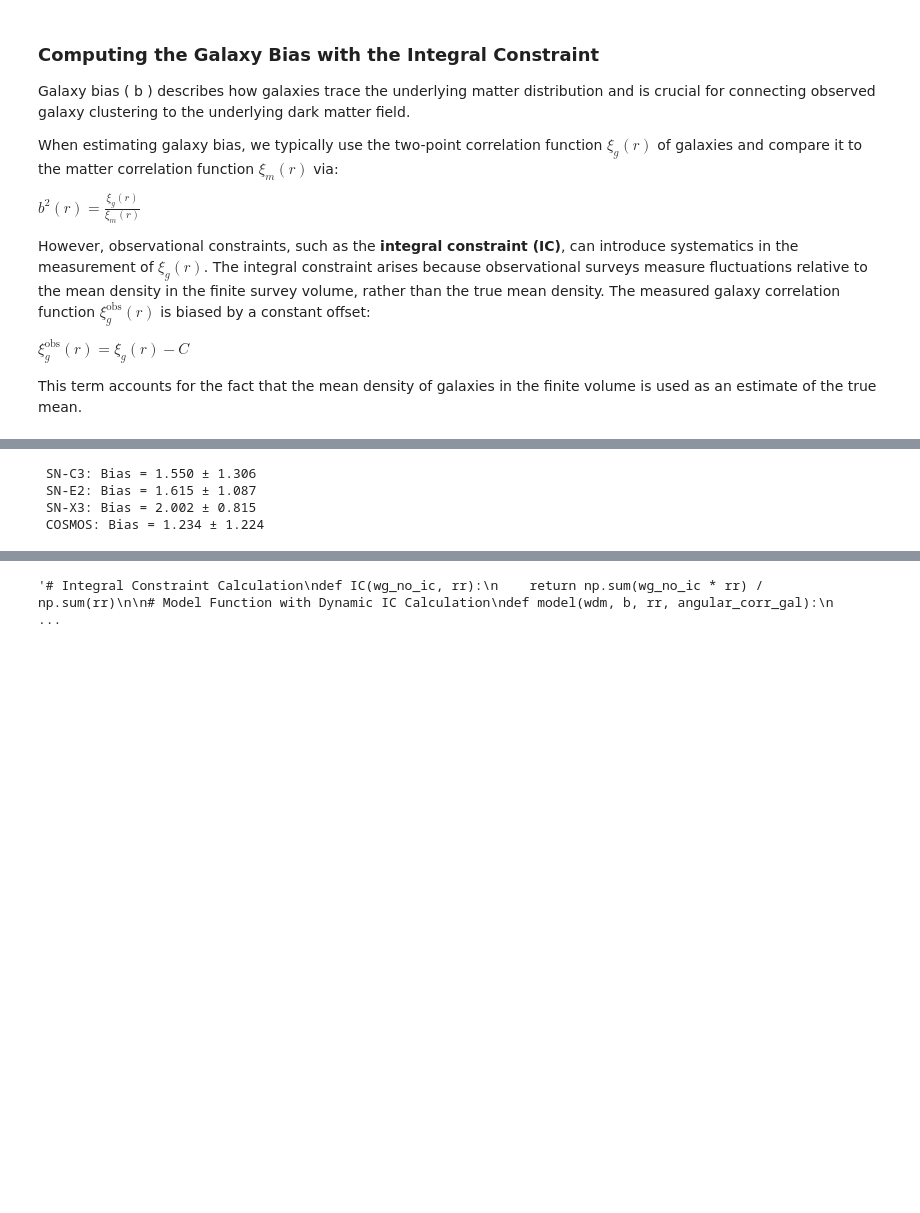
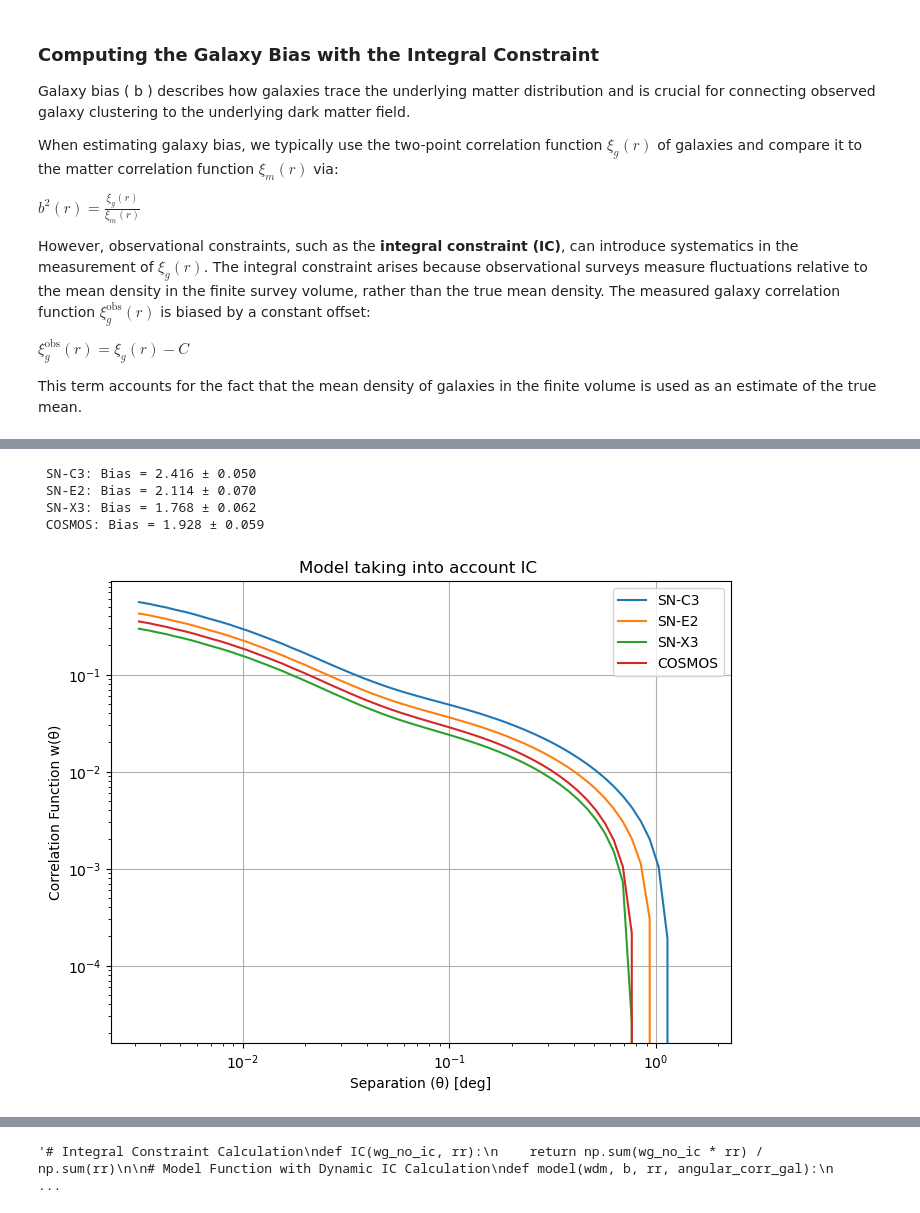
Before and after one commit to OtiliaIrina/Master_Thesis, a Jupyter notebook: Test.ipynb, the cells around one changed output, grey strips where cells are left out. Cells and saved outputs as stored; diff of their text form; code cells hidden in the pictures; blank space fills up the shorter version.

```diff
--- a/Test.ipynb
+++ b/Test.ipynb
@@ -416,4 +392,5 @@ def w_model(wdm, b):
 # %%
+mask = (theta >= 0.1) & (theta <= 0.4)  # to get only the 2-halo term
 
 # Integral Constraint Calculation
 def IC(wg_no_ic, rr):
@@ -423,7 +400,8 @@ def IC(wg_no_ic, rr):
 def model(wdm, b, IC_value):
     wg_no_ic = wdm * b**2  # Initial model without IC correction
     wg_model = wg_no_ic - IC_value  # Apply correction
-    return wg_model[mask]
+
+    return wg_model[mask]   # to get only the 2-halo term
 
 # Calculate IC values for each dataset
 IC_SNC3 = IC(gg.angular_corr_gal, sum_rr_SN_C3)
@@ -431,29 +409,48 @@ IC_SNE2 = IC(gg.angular_corr_gal, sum_rr_SN_E2)
 IC_SNX3 = IC(gg.angular_corr_gal, sum_rr_SN_X3)
 IC_COSMOS = IC(gg.angular_corr_gal, sum_rr_COSMOS)
 
-# List of IC values corresponding to each subsample
+
 IC_list = [IC_SNC3, IC_SNE2, IC_SNX3, IC_COSMOS]
-w_theta_errors= [ w_theta_errors_SN_C3, w_theta_errors_SN_E2, w_theta_errors_SN_X3, w_theta_errors_COSMOS]
-names = [ 'SN-C3', 'SN-E2','SN-X3','COSMOS',]
+
+w_theta_list= [w_thetas_SN_C3, w_thetas_SN_E2, w_thetas_SN_X3, w_thetas_COSMOS]
+
+w_theta_error_list=[w_theta_errors_SN_C3, w_theta_errors_SN_E2, w_theta_errors_SN_X3, w_theta_errors_COSMOS]
+
+names = [ 'SN-C3', 'SN-E2','SN-X3','COSMOS']
+
+
+
 
 b = []   # Bias values
 be = []  # Bias errors
 
 for i in range(4):
-    matter_corr = gg.angular_corr_matter          # Theoretical matter correlation
-    galaxy_corr = w_thetas[i]                      # Observed galaxy correlation
-    IC_value = IC_list[i]                          # Corresponding IC correction
+    #matter_corr =  np.array(gg.angular_corr_matter)         # Theoretical matter correlation
+    #galaxy_corr = w_thetas[i]                      # Observed galaxy correlation
+    #galaxy_corr =  np.array(w_theta_list[i])
+    #errors=  np.array(w_theta_error_list[i])
+    IC_value = IC_list[i]
 
-    errors = (1 / np.sqrt(sum_dd[i])) * (galaxy_corr + 1)
 
-    # Define a lambda function to pass IC_value as a fixed parameter
-    #model_with_IC = lambda wdm, b: model(wdm, b, IC_value)
+    matter_corr = np.array(gg.angular_corr_matter).flatten()
+    galaxy_corr = np.array(w_theta_list[i]).flatten()
+    errors = np.array(w_theta_error_list[i]).flatten()
 
-    # Curve fitting
-    popt, pcov = curve_fit(model_with_IC, matter_corr, galaxy_corr[mask],
-                           sigma=errors[mask], absolute_sigma=True, p0=[1.0])
+    min_len = min(len(matter_corr), len(galaxy_corr), len(errors))
+    matter_corr = matter_corr[:min_len]
+    galaxy_corr = galaxy_corr[:min_len]
+    errors = errors[:min_len]
 
-    # Extract bias and error
+    #errors = (1 / np.sqrt(sum_dd[i])) * (galaxy_corr + 1)
+
+
+    #popt, pcov = curve_fit(model, matter_corr, galaxy_corr, sigma=errors, absolute_sigma=True, p0=[1.0])
+
+    # IC_value is fixed
+    popt, pcov = curve_fit(lambda wdm, b: model(wdm, b, IC_value), matter_corr, galaxy_corr[mask], sigma=errors[mask], absolute_sigma=True, p0=[1.0])
+
+
+
     bias = popt[0]
     bias_error = np.sqrt(np.diag(pcov))[0]
 
@@ -462,10 +459,28 @@ for i in range(4):
 
     print(f" {names[i]}: Bias = {bias:.3f} ± {bias_error:.3f}")
 # %% [output]
- SN-C3: Bias = 1.550 ± 1.306
- SN-E2: Bias = 1.615 ± 1.087
- SN-X3: Bias = 2.002 ± 0.815
- COSMOS: Bias = 1.234 ± 1.224
+ SN-C3: Bias = 2.416 ± 0.050
+ SN-E2: Bias = 2.114 ± 0.070
+ SN-X3: Bias = 1.768 ± 0.062
+ COSMOS: Bias = 1.928 ± 0.059
+# %%
+plt.figure(figsize=(8, 6))
+for i in range(4):
+
+    # model
+    plt.plot(theta, gg.angular_corr_matter * b[i]**2 - IC_list[i], label=names[i])
+
+
+plt.xscale('log')
+plt.yscale('log')
+plt.xlabel('Separation (θ) [deg]')
+plt.ylabel('Correlation Function w(θ)')
+plt.title('Model taking into account IC ')
+plt.grid(True)
+plt.legend()
+plt.show()
+# %% [output]
+[figure, added]
 # %%
 
 for i in range(4):
```
Also changed, not shown: parts of 16 cells of this notebook, 38 other files.
